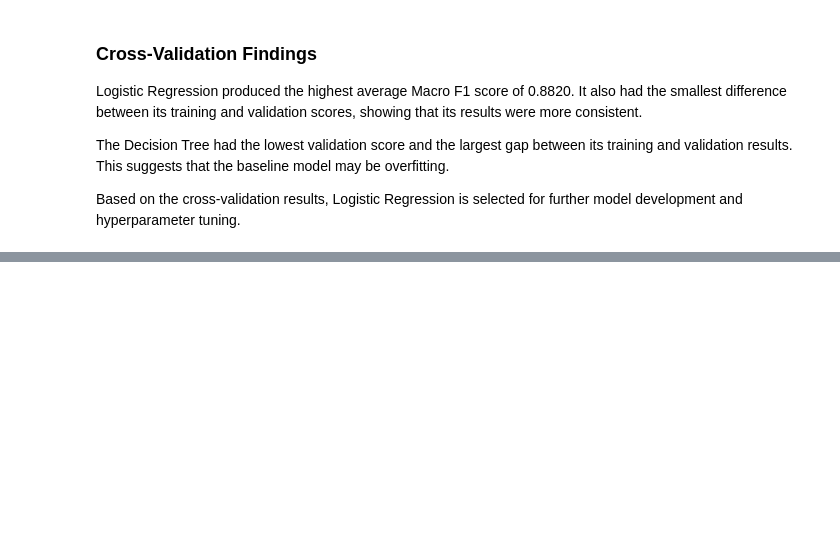
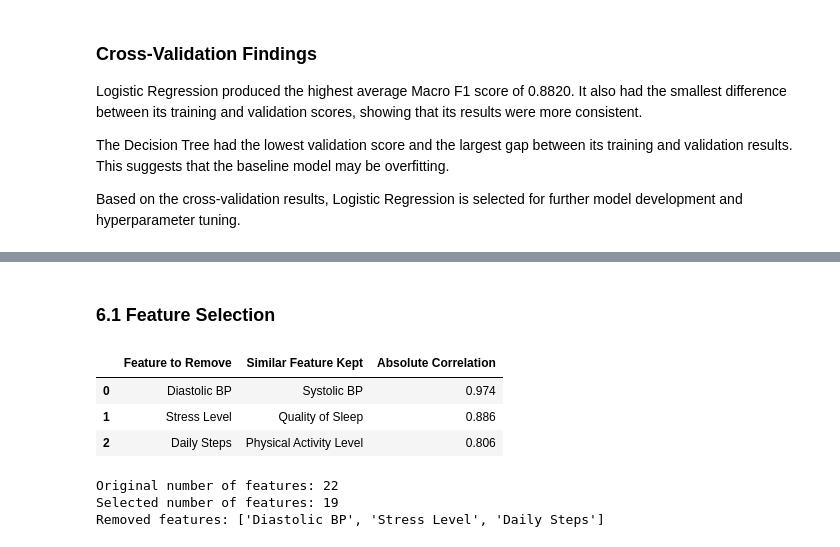
Before and after one commit to ShiroiYukiis/mldp, a Jupyter notebook: MLDP Program Codes Submission Template.ipynb, the cells around one changed output, grey strips where cells are left out. Saved outputs shown, nothing was run; the diff lists cells and outputs as text; code cells hidden in the pictures; blank space fills up the shorter version.

```diff
--- a/MLDP Program Codes Submission Template.ipynb
+++ b/MLDP Program Codes Submission Template.ipynb
@@ -1182,0 +1187,57 @@ Based on the cross-validation results, Logistic Regression is selected for furth
+# %% [markdown]
+### 6.1 Feature Selection
+# %%
+# Features that contain similar information
+correlation_pairs = [
+    ('Diastolic BP', 'Systolic BP'),
+    ('Stress Level', 'Quality of Sleep'),
+    ('Daily Steps', 'Physical Activity Level')
+]
+
+correlation_results = []
+
+for removed_feature, kept_feature in correlation_pairs:
+    correlation_results.append({
+        'Feature to Remove': removed_feature,
+        'Similar Feature Kept': kept_feature,
+        'Absolute Correlation': abs(
+            X_train[removed_feature].corr(
+                X_train[kept_feature]
+            )
+        )
+    })
+
+correlation_results_df = pd.DataFrame(
+    correlation_results
+)
+
+display(correlation_results_df.round(3))
+# %% [output]
+|  | Feature to Remove | Similar Feature Kept | Absolute Correlation |
+| 0 | Diastolic BP | Systolic BP | 0.974 |
+| 1 | Stress Level | Quality of Sleep | 0.886 |
+| 2 | Daily Steps | Physical Activity Level | 0.806 |
+# %%
+# Remove one feature from each highly correlated pair
+features_to_remove = [
+    'Diastolic BP',
+    'Stress Level',
+    'Daily Steps'
+]
+
+selected_features = [
+    feature
+    for feature in X_train.columns
+    if feature not in features_to_remove
+]
+
+X_train_selected = X_train[selected_features].copy()
+X_test_selected = X_test[selected_features].copy()
+
+print("Original number of features:", X_train.shape[1])
+print("Selected number of features:", X_train_selected.shape[1])
+print("Removed features:", features_to_remove)
+# %% [output]
+Original number of features: 22
+Selected number of features: 19
+Removed features: ['Diastolic BP', 'Stress Level', 'Daily Steps']
```
Also changed, not shown: parts of 14 cells of this notebook.
